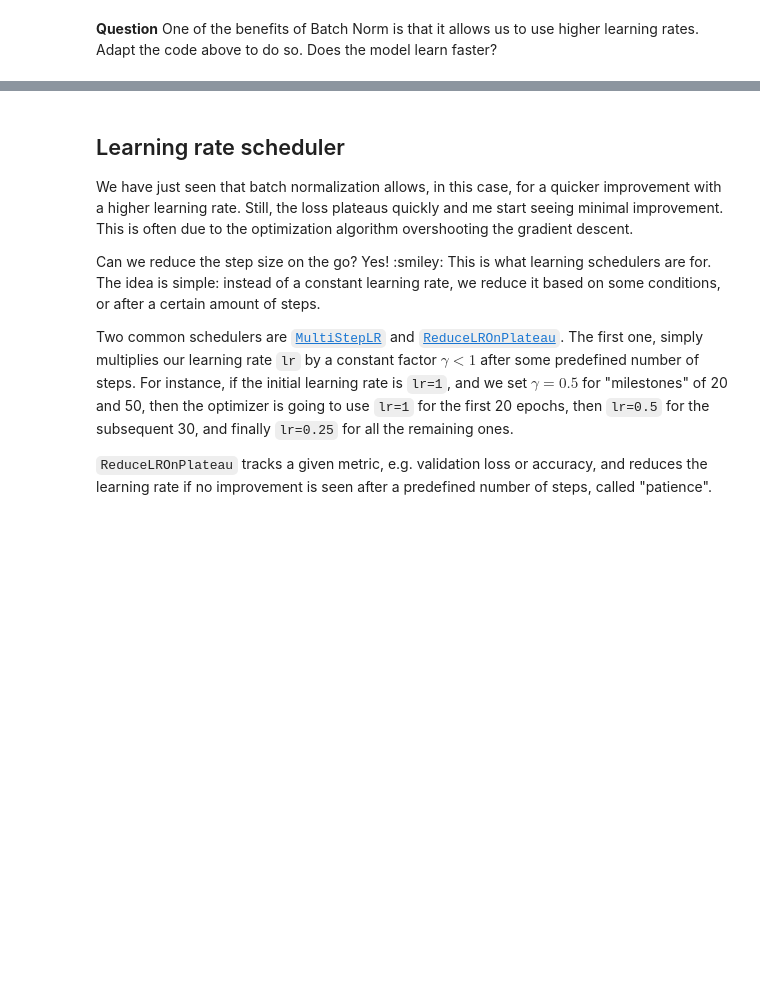
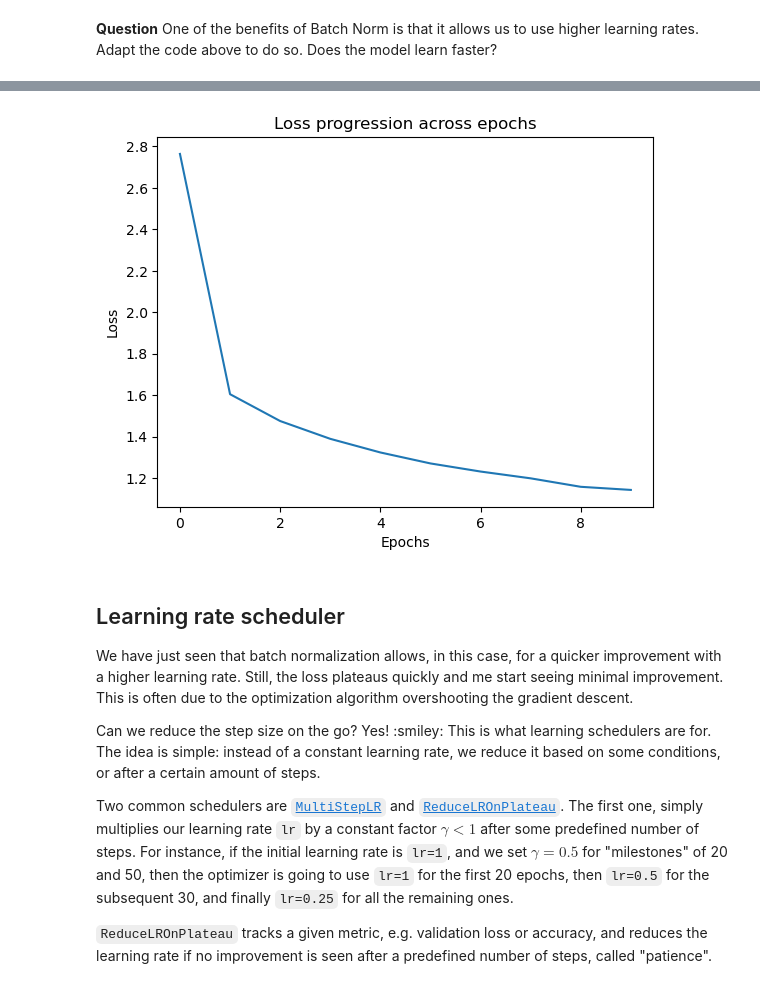
Before and after one commit to LinusCrugnola/FundamentalLearningEPFL, a Jupyter notebook: TP10/training_a_big_network.ipynb, the cells around one changed output, grey strips where cells are left out. Cells and saved outputs as stored; diff of their text form; code cells hidden in the pictures; blank space fills up the shorter version.

```diff
--- a/TP10/training_a_big_network.ipynb
+++ b/TP10/training_a_big_network.ipynb
@@ -663,2 +728,17 @@ Where does the batch normalization go?
 # %% [markdown]
 **Question** One of the benefits of Batch Norm is that it allows us to use higher learning rates. Adapt the code above to do so. Does the model learn faster?
+# %%
+bn_cnn = BN_CNN().to(DEVICE)
+optimizer = torch.optim.SGD(bn_cnn.parameters(), lr=0.1, momentum=0.9)
+
+fit_data = fit(
+    model=bn_cnn,
+    train_dataloader=train_dataloader,
+    optimizer=optimizer,
+    epochs=10,
+    device=DEVICE
+)
+
+predict(model=bn_cnn, test_dataloader=test_dataloader, device=DEVICE)
+plot_loss(fit_data)
+# %% [output]
@@ -665,3 +756,4 @@ Where does the batch normalization go?
+[figure, added]
 # %% [markdown]
 ## Learning rate scheduler
 
```
Also changed, not shown: parts of 10 cells of this notebook, 1 other file.
